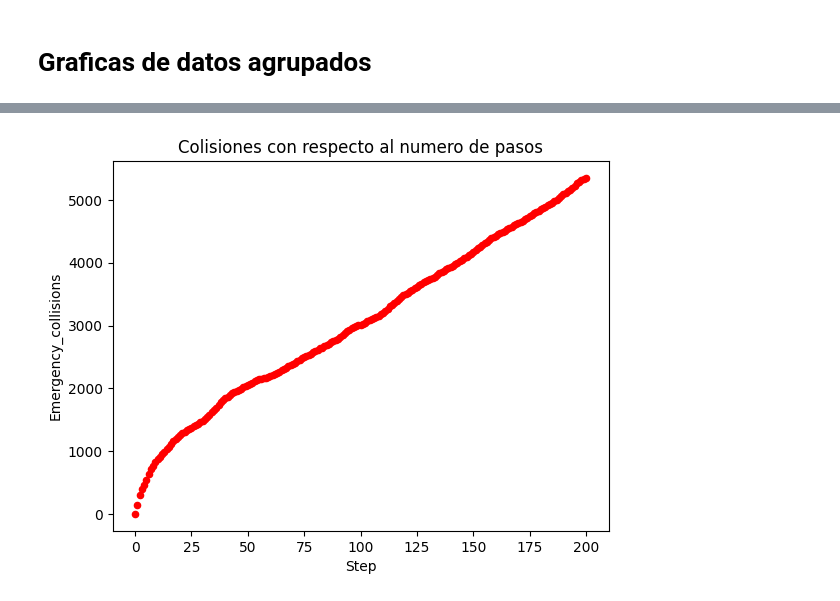
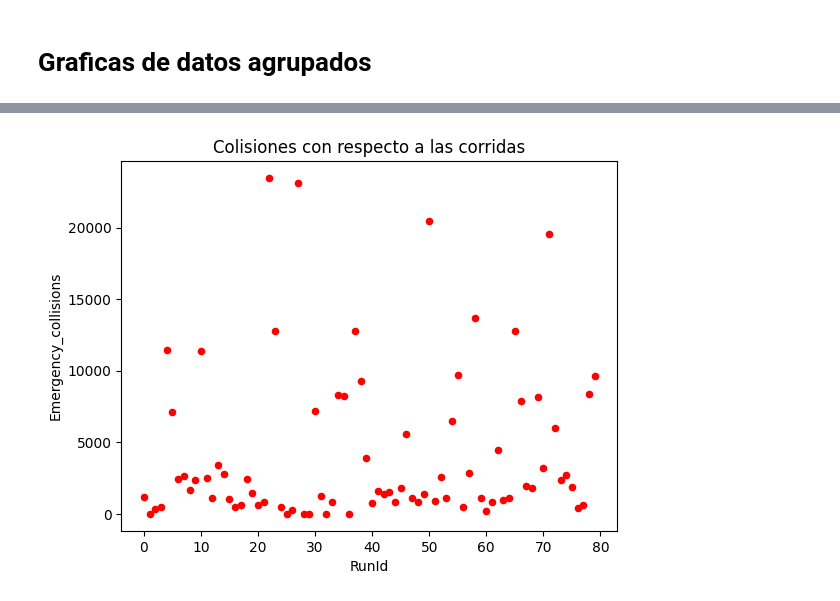
Before and after one commit to sofhdez/multiagentes-mesa, a Jupyter notebook: reto/interseccion/prueba.ipynb, the cells around one changed output, grey strips where cells are left out. Saved outputs shown, nothing was run; the diff lists cells and outputs as text; code cells hidden in the pictures.

```diff
--- a/reto/interseccion/prueba.ipynb
+++ b/reto/interseccion/prueba.ipynb
@@ -148,20 +160,20 @@ plt.show()
 # %%
 df = pd.read_csv('./data_batch.csv',index_col=0)
-df = df.groupby("Step").agg({"Emergency_collisions": 'sum'})
+df = df.groupby("RunId").agg({"Emergency_collisions": 'sum'})
 df = df.reset_index()
 # scatter plot
 df.plot(kind = 'scatter',
-        x = 'Step',
+        x = 'RunId',
         y = 'Emergency_collisions',
         color = 'red')
 
 # set the title
-plt.title('Colisiones con respecto al numero de pasos')
+plt.title('Colisiones con respecto a las corridas')
 
 # show the plot
 plt.show()
 # %% [output]
-[figure, old version]
+[figure, new version]
 # %%
 df = pd.read_csv('./data_batch.csv',index_col=0)
 df.head()
```
Also changed, not shown: parts of 10 cells of this notebook, 2 other files.
